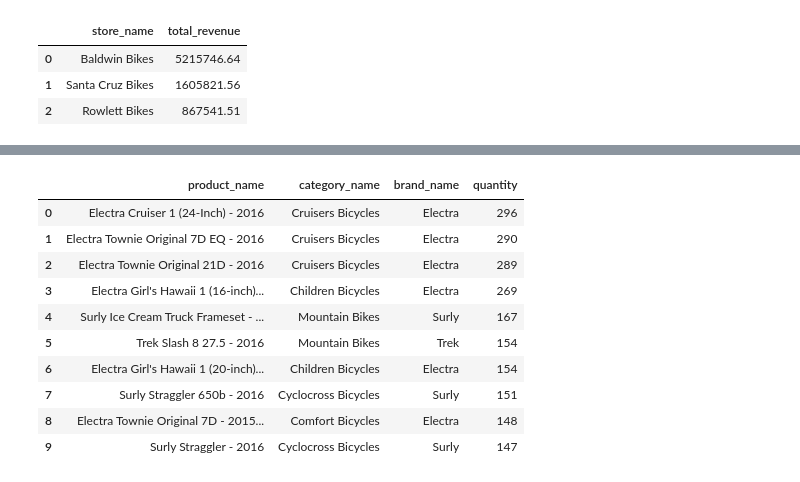
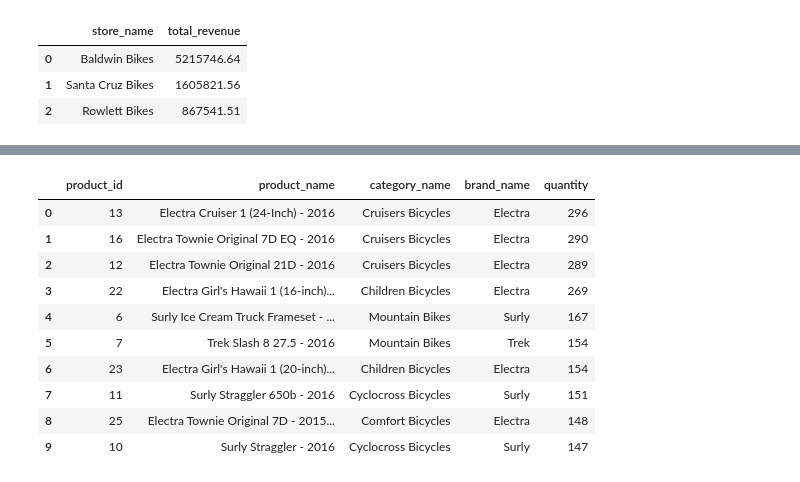
Before and after one commit to hoang-chinh/personal-portfolio, a Jupyter notebook: bikes_project/bikes_project.ipynb, the cells around one changed output, grey strips where cells are left out. Cells and saved outputs as stored; diff of their text form; code cells hidden in the pictures.

```diff
--- a/bikes_project/bikes_project.ipynb
+++ b/bikes_project/bikes_project.ipynb
@@ -832,28 +842,33 @@ Also the manager is interested in models, which are most sold. It is not enough
 # %%
 query= """
-SELECT p.product_name, c.category_name, b.brand_name, SUM(i.quantity) AS quantity
+SELECT
+    p.product_id,
+    p.product_name,
+    c.category_name,
+    b.brand_name,
+    SUM(i.quantity) AS quantity
 FROM order_items AS i
 LEFT JOIN products AS p
-USING (product_id)
+    USING (product_id)
 LEFT JOIN categories AS c
-USING (category_id)
+    USING (category_id)
 LEFT JOIN brands as b
-USING (brand_id)
+    USING (brand_id)
 GROUP BY p.product_name
 ORDER BY quantity DESC
 LIMIT 10;
 """
 df = pd.read_sql_query(query, connection)
 df
 # %% [output]
-|  | product_name | category_name | brand_name | quantity |
-| 0 | Electra Cruiser 1 (24-Inch) - 2016 | Cruisers Bicycles | Electra | 296 |
-| 1 | Electra Townie Original 7D EQ - 2016 | Cruisers Bicycles | Electra | 290 |
-| 2 | Electra Townie Original 21D - 2016 | Cruisers Bicycles | Electra | 289 |
-| 3 | Electra Girl's Hawaii 1 (16-inch)... | Children Bicycles | Electra | 269 |
-| 4 | Surly Ice Cream Truck Frameset - ... | Mountain Bikes | Surly | 167 |
-| 5 | Trek Slash 8 27.5 - 2016 | Mountain Bikes | Trek | 154 |
-| 6 | Electra Girl's Hawaii 1 (20-inch)... | Children Bicycles | Electra | 154 |
-| 7 | Surly Straggler 650b - 2016 | Cyclocross Bicycles | Surly | 151 |
-| 8 | Electra Townie Original 7D - 2015... | Comfort Bicycles | Electra | 148 |
-| 9 | Surly Straggler - 2016 | Cyclocross Bicycles | Surly | 147 |
+|  | product_id | product_name | category_name | brand_name | quantity |
+| 0 | 13 | Electra Cruiser 1 (24-Inch) - 2016 | Cruisers Bicycles | Electra | 296 |
+| 1 | 16 | Electra Townie Original 7D EQ - 2016 | Cruisers Bicycles | Electra | 290 |
+| 2 | 12 | Electra Townie Original 21D - 2016 | Cruisers Bicycles | Electra | 289 |
+| 3 | 22 | Electra Girl's Hawaii 1 (16-inch)... | Children Bicycles | Electra | 269 |
+| 4 | 6 | Surly Ice Cream Truck Frameset - ... | Mountain Bikes | Surly | 167 |
+| 5 | 7 | Trek Slash 8 27.5 - 2016 | Mountain Bikes | Trek | 154 |
+| 6 | 23 | Electra Girl's Hawaii 1 (20-inch)... | Children Bicycles | Electra | 154 |
+| 7 | 11 | Surly Straggler 650b - 2016 | Cyclocross Bicycles | Surly | 151 |
+| 8 | 25 | Electra Townie Original 7D - 2015... | Comfort Bicycles | Electra | 148 |
+| 9 | 10 | Surly Straggler - 2016 | Cyclocross Bicycles | Surly | 147 |
```
Also changed, not shown: parts of 58 cells of this notebook.
